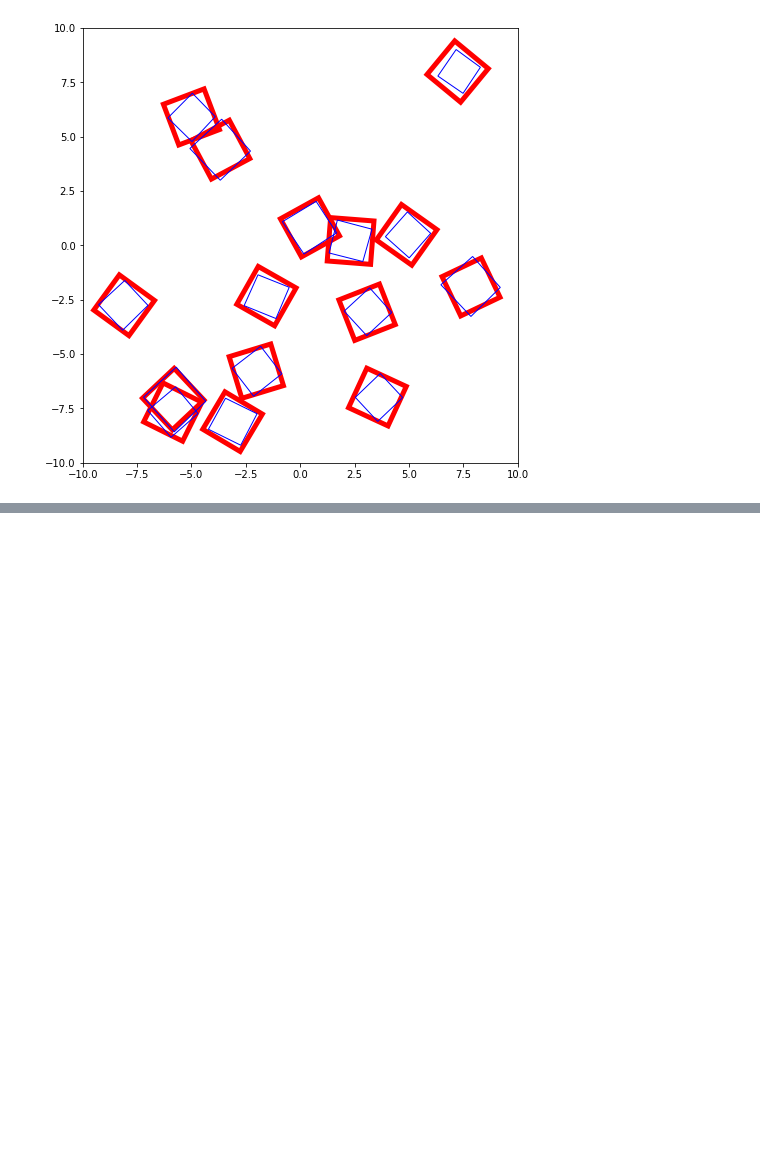
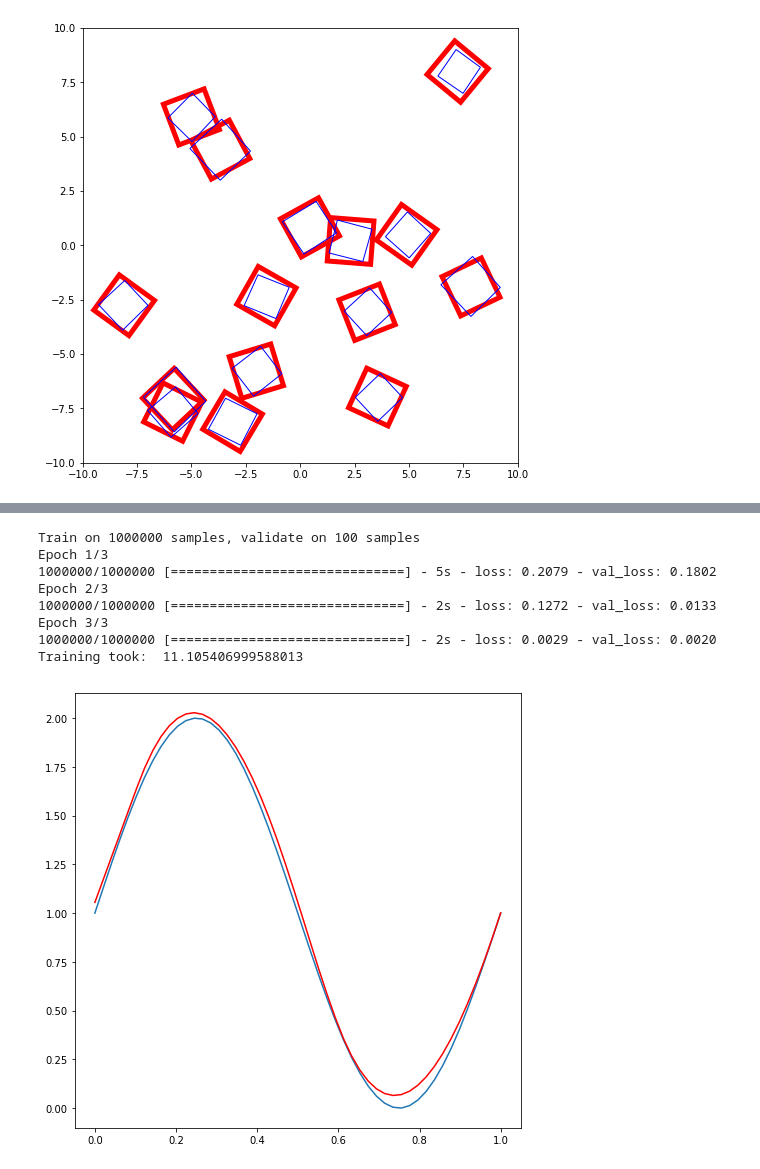
Before and after one commit to lawsonfulton/research-experiments, a Jupyter notebook: box-auto-enc/experiment book.ipynb, the cells around one changed output, grey strips where cells are left out. Cells and saved outputs as stored; diff of their text form; code cells hidden in the pictures; blank space fills up the shorter version.

```diff
--- a/box-auto-enc/experiment book.ipynb
+++ b/box-auto-enc/experiment book.ipynb
@@ -1416,0 +1425,12 @@ Total runtime:  81.028156042099
+# %%
+learn_simple()
+# %% [output]
+Train on 1000000 samples, validate on 100 samples
+Epoch 1/3
+1000000/1000000 [==============================] - 5s - loss: 0.2079 - val_loss: 0.1802
+Epoch 2/3
+1000000/1000000 [==============================] - 2s - loss: 0.1272 - val_loss: 0.0133
+Epoch 3/3
+1000000/1000000 [==============================] - 2s - loss: 0.0029 - val_loss: 0.0020
+Training took:  11.105406999588013
+[figure, added]
```
Also changed, not shown: parts of 4 cells of this notebook, 5 other files.
